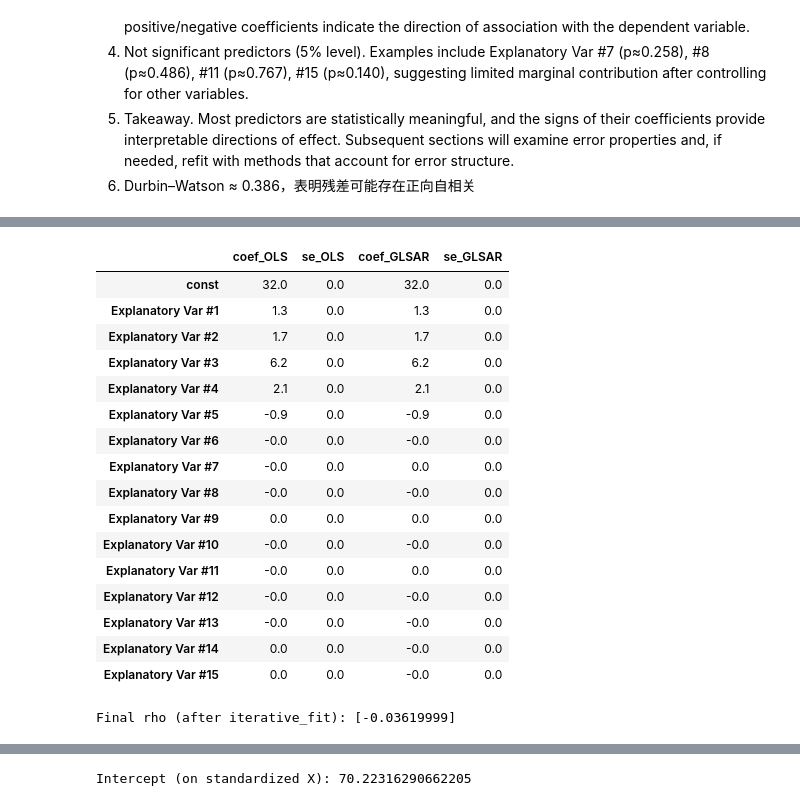
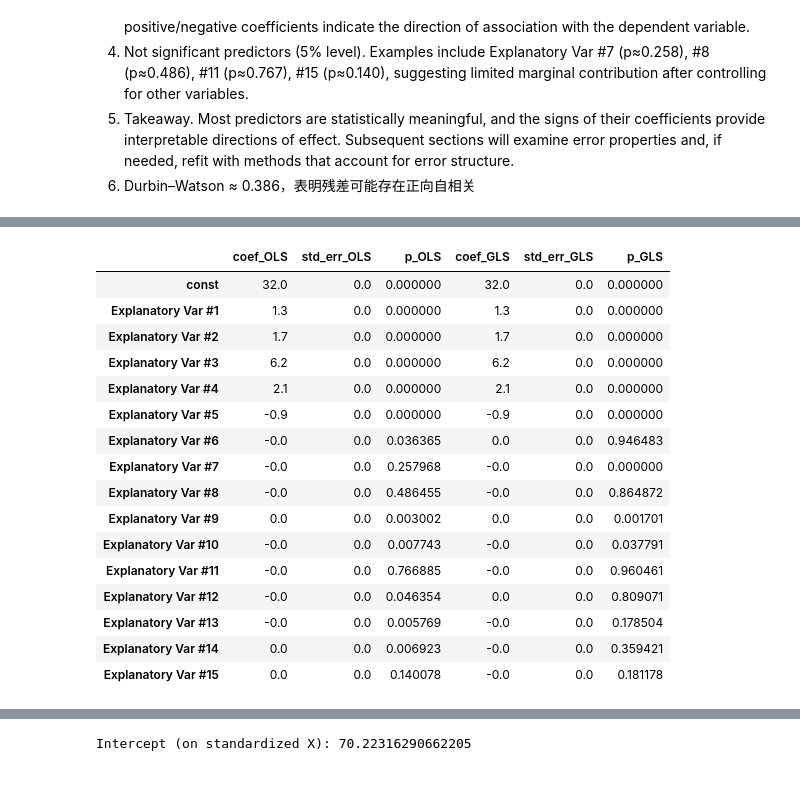
Before and after one commit to JamesLo94/schulich_data_science, a Jupyter notebook: Predictive/assignment1/assignment_James.ipynb, the cells around one changed output, grey strips where cells are left out. Cells and saved outputs as stored; diff of their text form; code cells hidden in the pictures.

Commit message:
predictive model

```diff
--- a/Predictive/assignment1/assignment_James.ipynb
+++ b/Predictive/assignment1/assignment_James.ipynb
@@ -254,42 +249,36 @@ strong multicollinearity or other numerical problems.
 # %%
-# 4) 整理对比表：系数与标准误（OLS vs GLSAR）
-compare = (
-    pd.concat([
-        pd.DataFrame({
-            "coef_OLS": ols_res.params,
-            "se_OLS": ols_res.bse
-        }),
-        pd.DataFrame({
-            "coef_GLSAR": glsar_results.params,
-            "se_GLSAR": glsar_results.bse
-        })
-    ], axis=1)
-    .round(6)
-)
-display(compare)
+# 1) GLS 紧凑系数表
+gls_coef = pd.DataFrame({
+    "coef_GLS": gls_res.params,
+    "std_err_GLS": gls_res.bse,
+    "p_GLS": gls_res.pvalues
+})
+
+# 2) OLS vs GLS 对比（可放在报告附录或正文）
+ols_coef = pd.DataFrame({
+    "coef_OLS": ols_res.params,
+    "std_err_OLS": ols_res.bse,
+    "p_OLS": ols_res.pvalues
+})
+compare = ols_coef.join(gls_coef, how="inner")
+display(compare.round(6))
 # %% [output]
-|  | coef_OLS | se_OLS | coef_GLSAR | se_GLSAR |
-| const | 32.0 | 0.0 | 32.0 | 0.0 |
-| Explanatory Var #1 | 1.3 | 0.0 | 1.3 | 0.0 |
-| Explanatory Var #2 | 1.7 | 0.0 | 1.7 | 0.0 |
-| Explanatory Var #3 | 6.2 | 0.0 | 6.2 | 0.0 |
-| Explanatory Var #4 | 2.1 | 0.0 | 2.1 | 0.0 |
-| Explanatory Var #5 | -0.9 | 0.0 | -0.9 | 0.0 |
-| Explanatory Var #6 | -0.0 | 0.0 | -0.0 | 0.0 |
-| Explanatory Var #7 | -0.0 | 0.0 | 0.0 | 0.0 |
-| Explanatory Var #8 | -0.0 | 0.0 | -0.0 | 0.0 |
-| Explanatory Var #9 | 0.0 | 0.0 | 0.0 | 0.0 |
-| Explanatory Var #10 | -0.0 | 0.0 | -0.0 | 0.0 |
-| Explanatory Var #11 | -0.0 | 0.0 | 0.0 | 0.0 |
-| Explanatory Var #12 | -0.0 | 0.0 | -0.0 | 0.0 |
-| Explanatory Var #13 | -0.0 | 0.0 | -0.0 | 0.0 |
-| Explanatory Var #14 | 0.0 | 0.0 | -0.0 | 0.0 |
-| Explanatory Var #15 | 0.0 | 0.0 | -0.0 | 0.0 |
+|  | coef_OLS | std_err_OLS | p_OLS | coef_GLS | std_err_GLS | p_GLS |
+| const | 32.0 | 0.0 | 0.000000 | 32.0 | 0.0 | 0.000000 |
+| Explanatory Var #1 | 1.3 | 0.0 | 0.000000 | 1.3 | 0.0 | 0.000000 |
+| Explanatory Var #2 | 1.7 | 0.0 | 0.000000 | 1.7 | 0.0 | 0.000000 |
+| Explanatory Var #3 | 6.2 | 0.0 | 0.000000 | 6.2 | 0.0 | 0.000000 |
+| Explanatory Var #4 | 2.1 | 0.0 | 0.000000 | 2.1 | 0.0 | 0.000000 |
+| Explanatory Var #5 | -0.9 | 0.0 | 0.000000 | -0.9 | 0.0 | 0.000000 |
+| Explanatory Var #6 | -0.0 | 0.0 | 0.036365 | 0.0 | 0.0 | 0.946483 |
+| Explanatory Var #7 | -0.0 | 0.0 | 0.257968 | -0.0 | 0.0 | 0.000000 |
+| Explanatory Var #8 | -0.0 | 0.0 | 0.486455 | -0.0 | 0.0 | 0.864872 |
+| Explanatory Var #9 | 0.0 | 0.0 | 0.003002 | 0.0 | 0.0 | 0.001701 |
+| Explanatory Var #10 | -0.0 | 0.0 | 0.007743 | -0.0 | 0.0 | 0.037791 |
+| Explanatory Var #11 | -0.0 | 0.0 | 0.766885 | -0.0 | 0.0 | 0.960461 |
+| Explanatory Var #12 | -0.0 | 0.0 | 0.046354 | 0.0 | 0.0 | 0.809071 |
+| Explanatory Var #13 | -0.0 | 0.0 | 0.005769 | -0.0 | 0.0 | 0.178504 |
+| Explanatory Var #14 | 0.0 | 0.0 | 0.006923 | -0.0 | 0.0 | 0.359421 |
+| Explanatory Var #15 | 0.0 | 0.0 | 0.140078 | -0.0 | 0.0 | 0.181178 |
-# %%
-# 拟合后，拿到迭代更新后的 rho（注意：在 statsmodels 当前版本里，rho 存在 model 对象上）
-final_rho = glsar_model.rho  # 或 glsar_results.model.rho
-print("Final rho (after iterative_fit):", final_rho)
-# %% [output]
-Final rho (after iterative_fit): [-0.03619999]
 # %% [markdown]
 Part B
```
Also changed, not shown: parts of 22 cells of this notebook, 3 other files.
